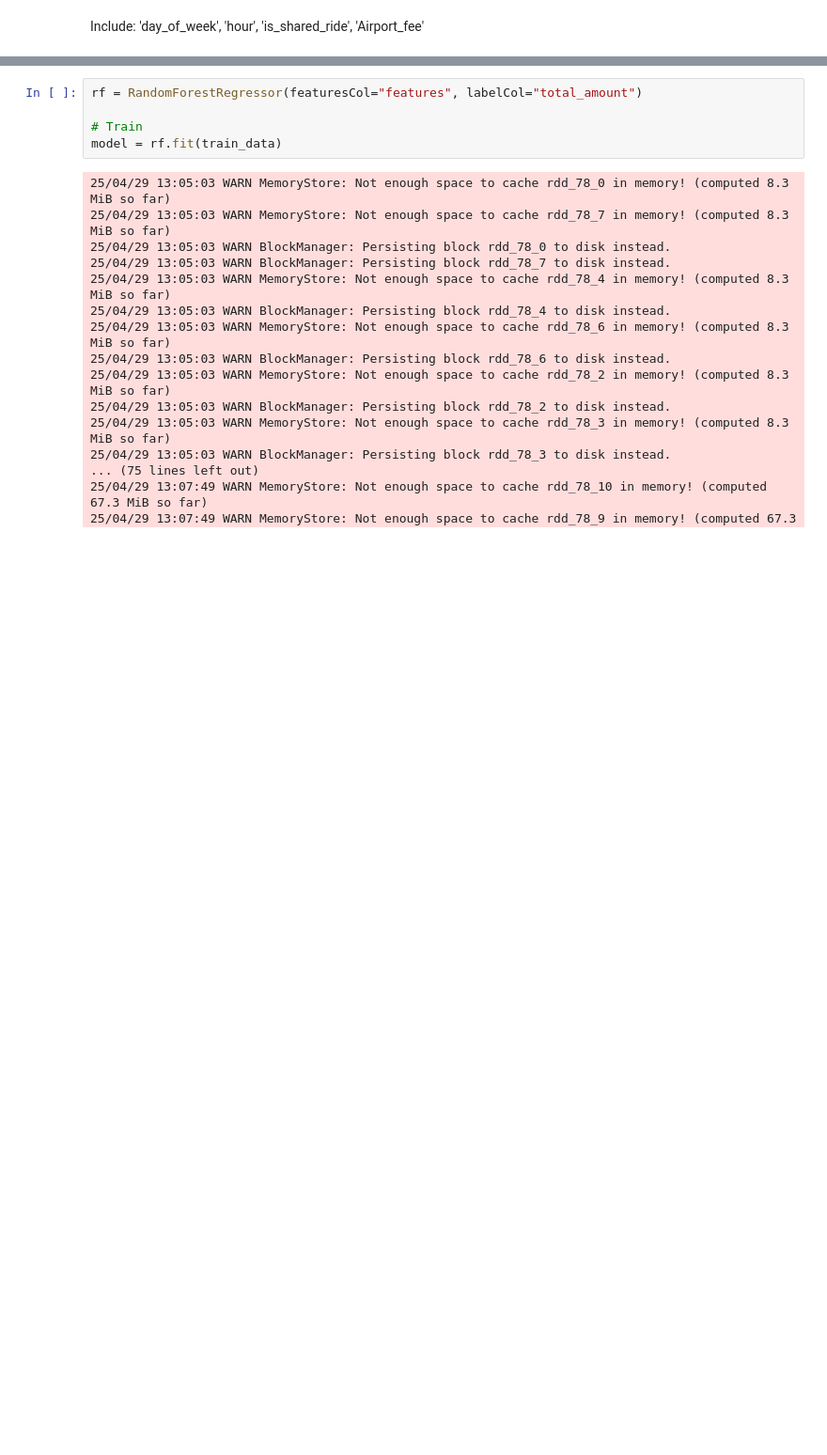
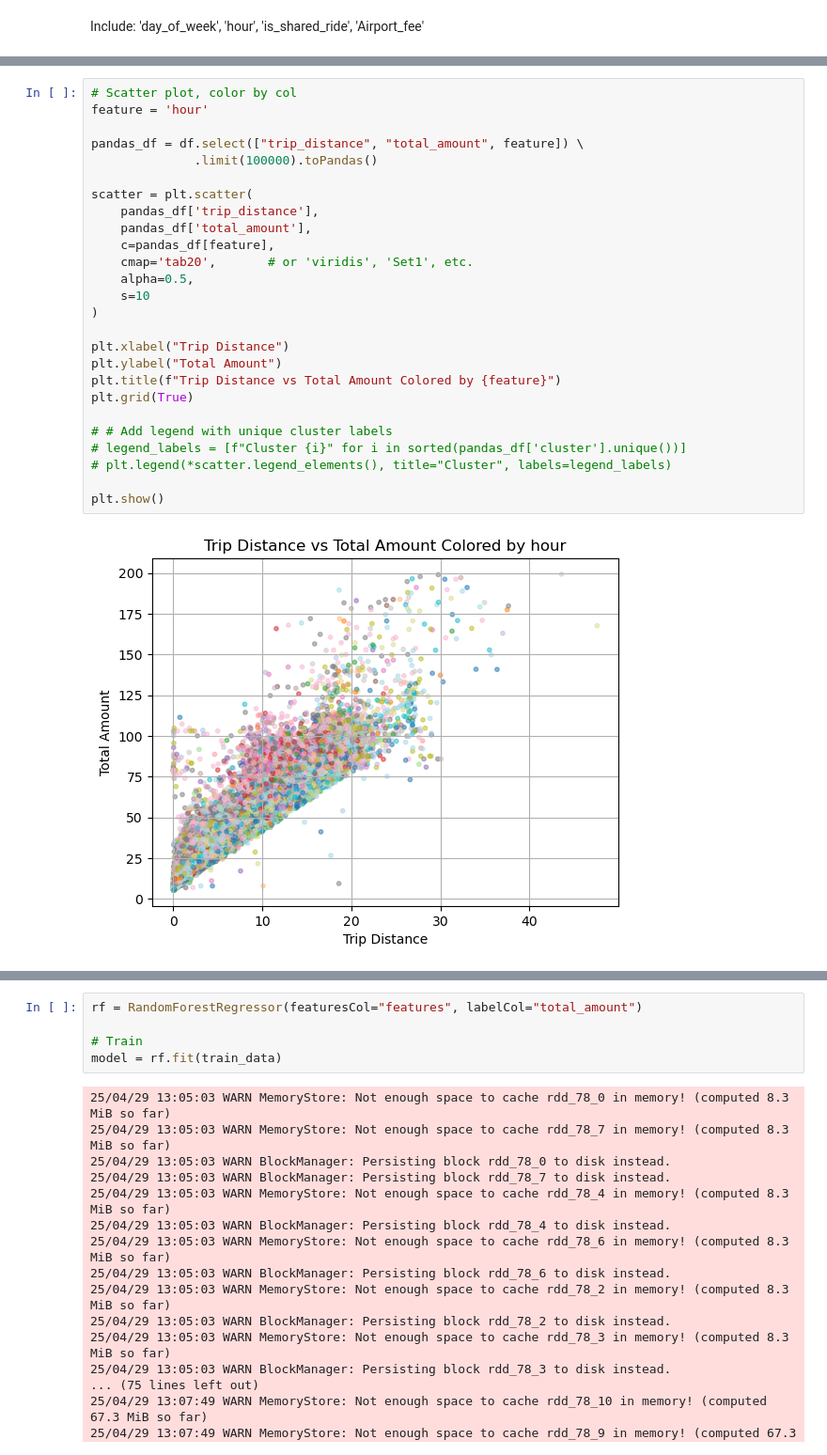
Before and after one commit to rafabernard0/BDA_PROJECT, a Jupyter notebook: VILMA/price_prediction.ipynb, the cells around one changed output, grey strips where cells are left out. Shown: that part at 94% size. Saved outputs shown, nothing was run; the diff lists cells and outputs as text; blank space fills up the shorter version.

```diff
--- a/VILMA/price_prediction.ipynb
+++ b/VILMA/price_prediction.ipynb
@@ -160,3 +263,31 @@ plt.show()
+# %%
+# Scatter plot, color by col
+feature = 'hour'
+
+pandas_df = df.select(["trip_distance", "total_amount", feature]) \
+              .limit(100000).toPandas()
+
+scatter = plt.scatter(
+    pandas_df['trip_distance'],
+    pandas_df['total_amount'],
+    c=pandas_df[feature],
+    cmap='tab20',       # or 'viridis', 'Set1', etc.
+    alpha=0.5,
+    s=10
+)
+
+plt.xlabel("Trip Distance")
+plt.ylabel("Total Amount")
+plt.title(f"Trip Distance vs Total Amount Colored by {feature}")
+plt.grid(True)
+
+# # Add legend with unique cluster labels
+# legend_labels = [f"Cluster {i}" for i in sorted(pandas_df['cluster'].unique())]
+# plt.legend(*scatter.legend_elements(), title="Cluster", labels=legend_labels)
+
+plt.show()
+# %% [output]
+[figure, added]
 # %%
 # no need for indexer as all values doubles or integers
 df.printSchema()
```
Also changed, not shown: parts of 16 cells of this notebook.
